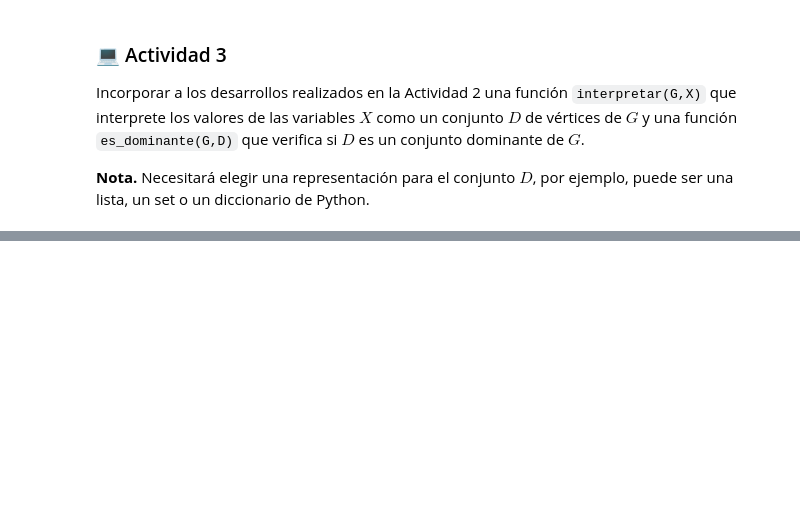
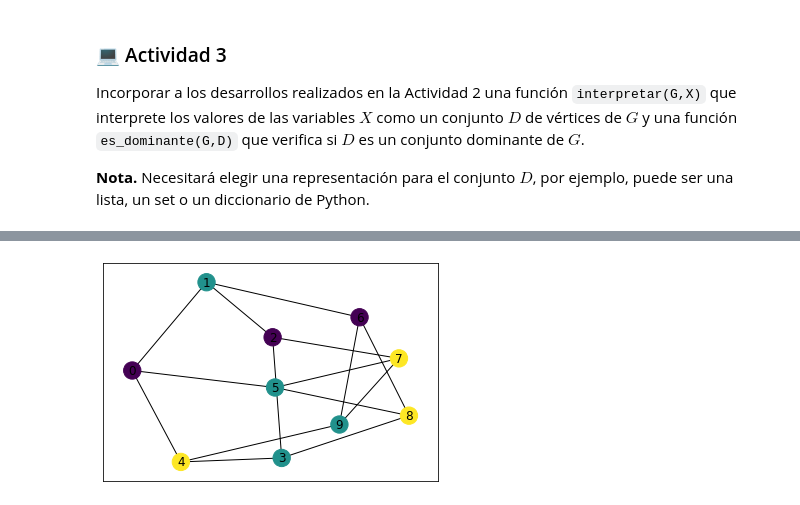
Before and after one commit to maurolucci/taller-cplex, a Jupyter notebook: notebook3.ipynb, the cells around one changed output, grey strips where cells are left out. Cells and saved outputs as stored; diff of their text form; code cells hidden in the pictures; blank space fills up the shorter version.

```diff
--- a/notebook3.ipynb
+++ b/notebook3.ipynb
@@ -448,0 +484,5 @@ Incorporar a los desarrollos realizados en la Actividad 2 una función <code>int
+# %%
+colores = [coloreo_petersen[v]/len(C) for v in coloreo_petersen]
+nx.draw_networkx(Petersen, node_color=colores)
+# %% [output]
+[figure, added]
```
Also changed, not shown: parts of 28 cells of this notebook.
